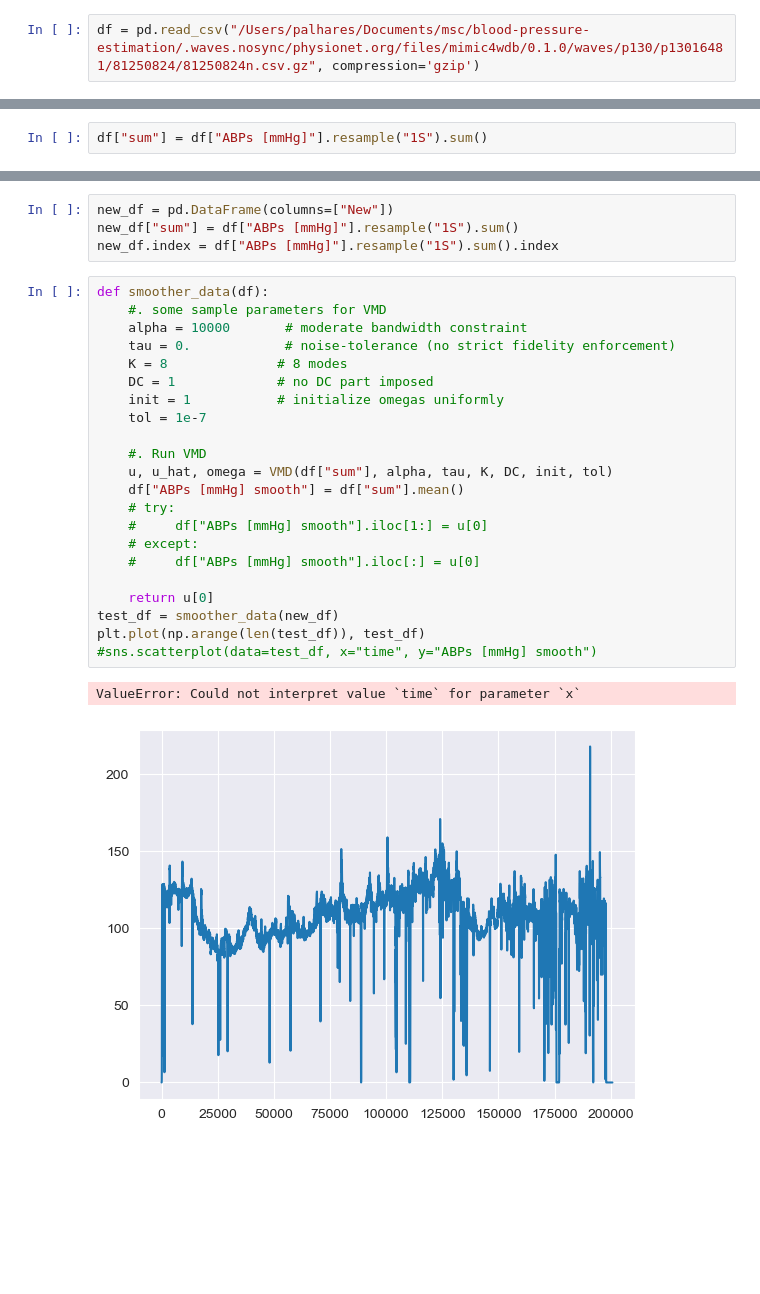
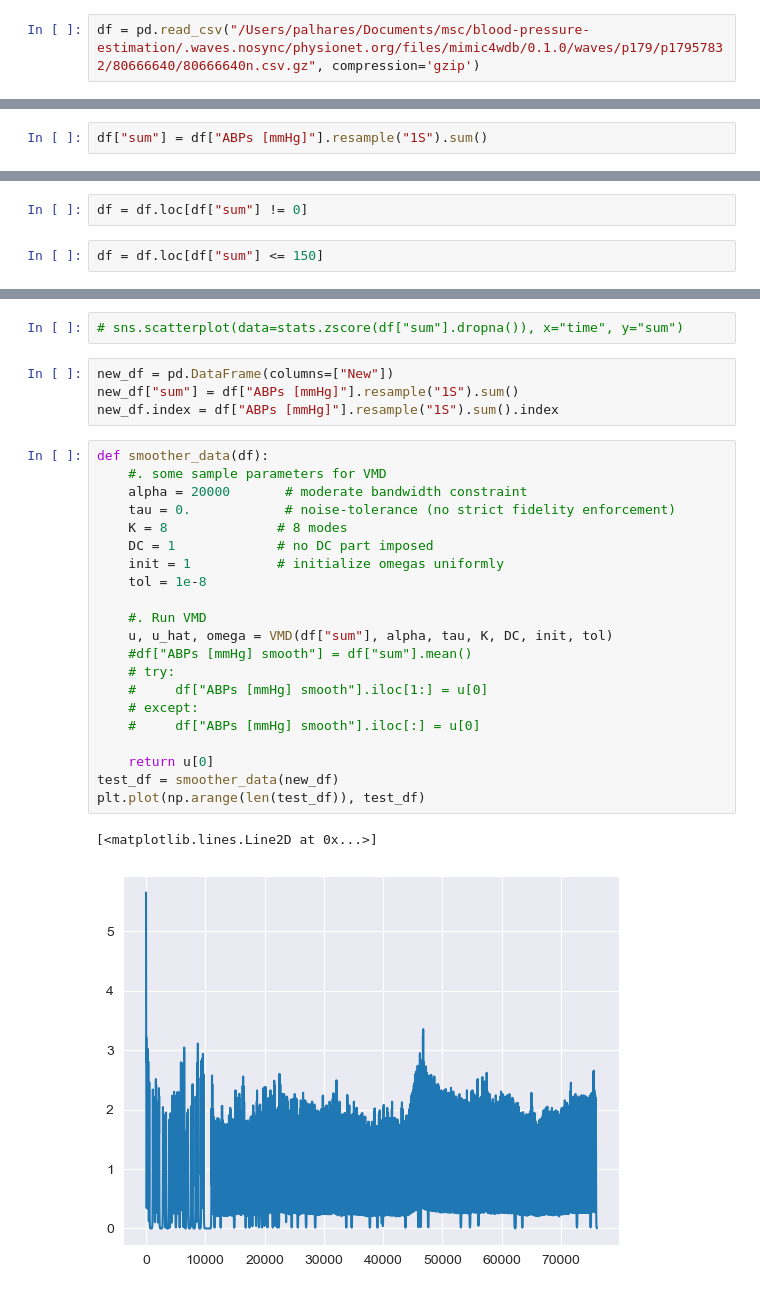
Before and after one commit to jvpalhares/blood-pressure-estimation, a Jupyter notebook: butterworth_band_pass.ipynb, the cells around one changed output, grey strips where cells are left out. Drawn from its saved outputs; the diff is of its cells as text; blank space fills up the shorter version.

```diff
--- a/butterworth_band_pass.ipynb
+++ b/butterworth_band_pass.ipynb
@@ -45,7 +45,7 @@ from sklearn.preprocessing import StandardScaler
 
 from vmdpy import VMD
 # %%
-df = pd.read_csv("/Users/palhares/Documents/msc/blood-pressure-estimation/.waves.nosync/physionet.org/files/mimic4wdb/0.1.0/waves/p130/p13016481/81250824/81250824n.csv.gz", compression='gzip')
+df = pd.read_csv("/Users/palhares/Documents/msc/blood-pressure-estimation/.waves.nosync/physionet.org/files/mimic4wdb/0.1.0/waves/p179/p17957832/80666640/80666640n.csv.gz", compression='gzip')
 # %%
 df
 # %% [output]
@@ -97,0 +153,4 @@ sns.scatterplot(data=df, x="time", y="sum")
+# %%
+df = df.loc[df["sum"] != 0]
+# %%
+df = df.loc[df["sum"] <= 150]
@@ -98,3 +224,5 @@ sns.scatterplot(data=df, x="time", y="sum")
+# %%
+# sns.scatterplot(data=stats.zscore(df["sum"].dropna()), x="time", y="sum")
 # %%
 new_df = pd.DataFrame(columns=["New"])
 new_df["sum"] = df["ABPs [mmHg]"].resample("1S").sum()
@@ -102,25 +230,24 @@ new_df.index = df["ABPs [mmHg]"].resample("1S").sum().index
 # %%
 def smoother_data(df):
     #. some sample parameters for VMD
-    alpha = 10000       # moderate bandwidth constraint
+    alpha = 20000       # moderate bandwidth constraint
     tau = 0.            # noise-tolerance (no strict fidelity enforcement)
     K = 8              # 8 modes
     DC = 1             # no DC part imposed
     init = 1           # initialize omegas uniformly
-    tol = 1e-7
+    tol = 1e-8
 
     #. Run VMD
     u, u_hat, omega = VMD(df["sum"], alpha, tau, K, DC, init, tol)
-    df["ABPs [mmHg] smooth"] = df["sum"].mean()
+    #df["ABPs [mmHg] smooth"] = df["sum"].mean()
     # try:
     #     df["ABPs [mmHg] smooth"].iloc[1:] = u[0]
     # except:
     #     df["ABPs [mmHg] smooth"].iloc[:] = u[0]
 
     return u[0]
 test_df = smoother_data(new_df)
 plt.plot(np.arange(len(test_df)), test_df)
-#sns.scatterplot(data=test_df, x="time", y="ABPs [mmHg] smooth")
 # %% [output]
-ValueError: Could not interpret value `time` for parameter `x`
+[<matplotlib.lines.Line2D at 0x...>]
-[figure, old version]
+[figure, new version]
```
Also changed, not shown: parts of 22 cells of this notebook.
